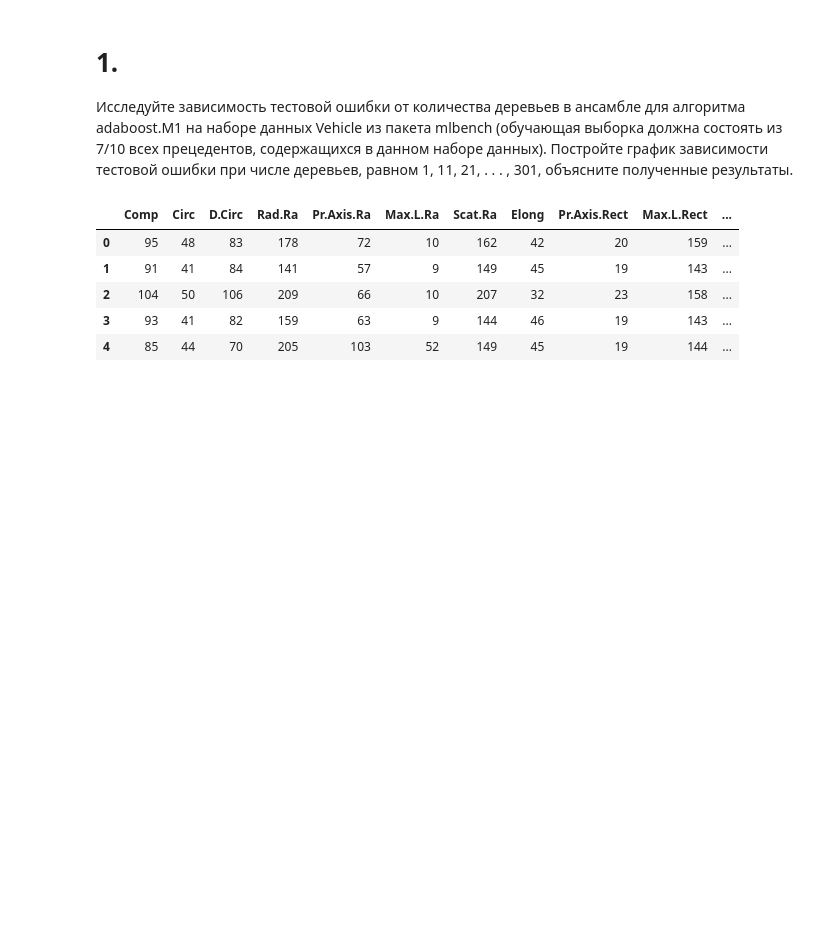
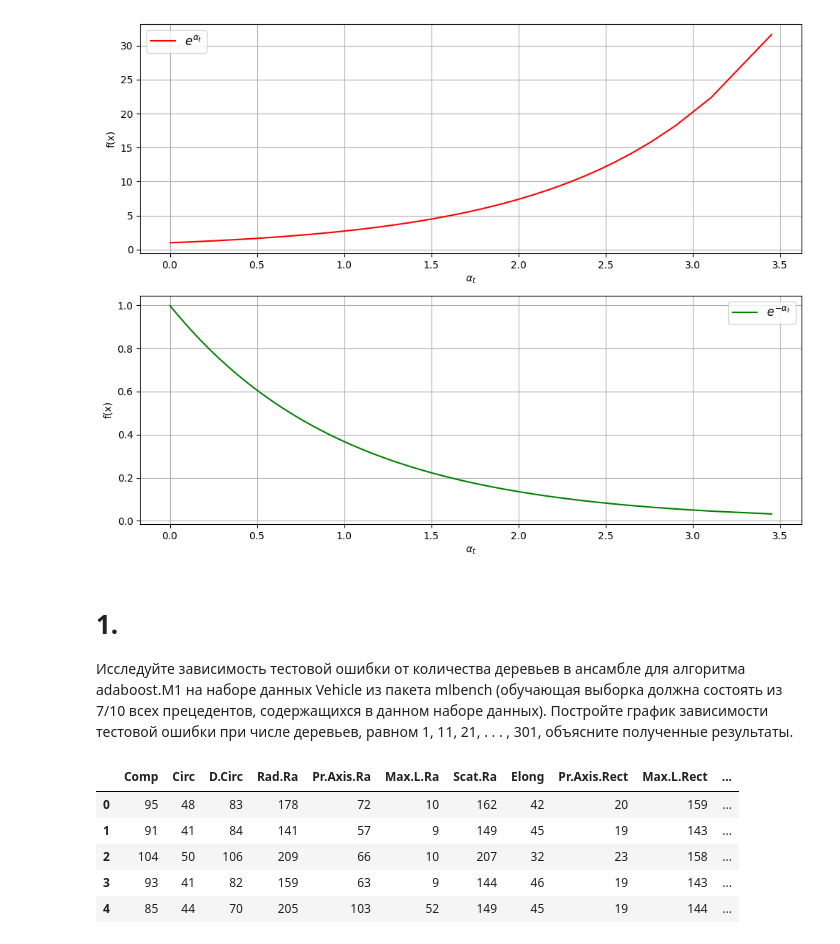
Before and after one commit to sleshworld/magistr_labs, a Jupyter notebook: 7_Boosting/boosting.ipynb, the cells around one changed output. Saved outputs shown, nothing was run; the diff lists cells and outputs as text; code cells hidden in the pictures; blank space fills up the shorter version.

```diff
--- a/7_Boosting/boosting.ipynb
+++ b/7_Boosting/boosting.ipynb
@@ -14,3 +30,20 @@ warnings.filterwarnings("ignore")
+# %%
+fig, axes = plt.subplots(nrows=2, ncols=1, figsize=(10, 8))
+axes[0].plot(alphas[alphas > 0], np.exp(alphas[alphas > 0]), label = r'$e^{\alpha_t}$', color = "r")
+axes[1].plot(alphas[alphas > 0], np.exp(-alphas[alphas > 0]), label = r'$e^{-\alpha_t}$', color="green")
+axes[0].legend(fontsize='large')
+axes[1].legend(fontsize='large')
+axes[0].set_xlabel(r'$\alpha_t$')
+axes[1].set_xlabel(r'$\alpha_t$')
+axes[0].set_ylabel(r'f(x)')
+axes[1].set_ylabel(r'f(x)')
+axes[0].grid(True)
+axes[1].grid(True)
+plt.tight_layout(rect=[0, 0, 1, 0.96])
+plt.savefig('ada_boost_weight_change_alpha.png')
+plt.show()
+# %% [output]
+[figure, added]
 # %%
 # https://vincentarelbundock.github.io/Rdatasets/datasets.html
 # %% [markdown]
```
Also changed, not shown: parts of 29 cells of this notebook, 9 other files.
